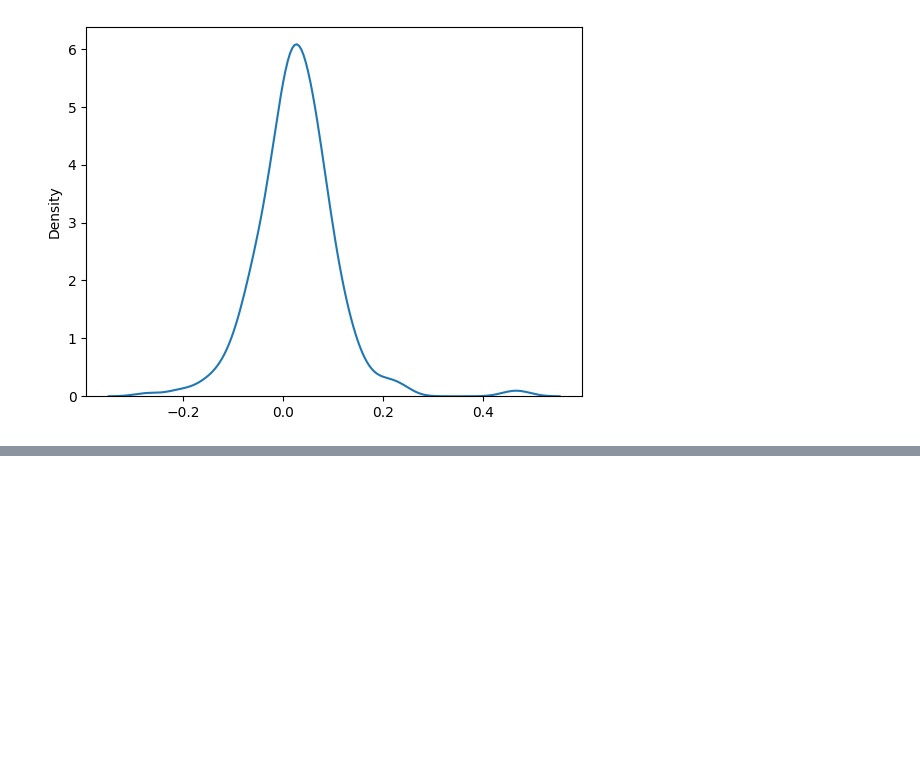
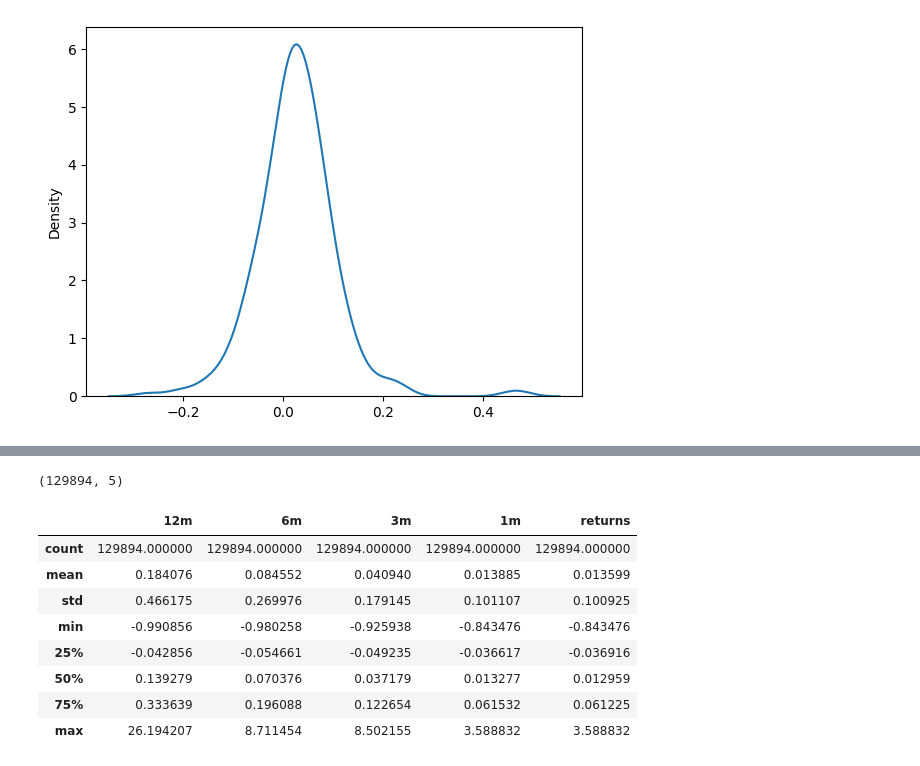
Before and after one commit to zdravoj/stock-bot, a Jupyter notebook: trading_sandbox.ipynb, the cells around one changed output, grey strips where cells are left out. Cells and saved outputs as stored; diff of their text form; code cells hidden in the pictures; blank space fills up the shorter version.

```diff
--- a/trading_sandbox.ipynb
+++ b/trading_sandbox.ipynb
@@ -1198,0 +1213,7 @@ sns.kdeplot(strategy_returns_pct);
+# %%
+# rolling returns for 12m, 6m, 3m in S&P500
+sp500_12m, sp500_6m, sp500_3m = (
+    get_rolling_ret(sp500_monthly_pct_ret, 12),
+    get_rolling_ret(sp500_monthly_pct_ret, 6),
+    get_rolling_ret(sp500_monthly_pct_ret, 3)
+)
@@ -1198,0 +1278,13 @@ sns.kdeplot(strategy_returns_pct);
+# %%
+# get cascading returns for all tickers
+def cascading_all_sp500(analysis_month_end, returns_month_end):
+    twelve_m = sp500_12m.loc[analysis_month_end].dropna()
+    six_m = sp500_6m.loc[analysis_month_end, twelve_m.index]
+    three_m = sp500_3m.loc[analysis_month_end, twelve_m.index]
+    one_m = sp500_monthly_pct_ret.loc[analysis_month_end, twelve_m.index]
+    returns = sp500_monthly_pct_ret.loc[returns_month_end, twelve_m.index]
+    return pd.DataFrame(
+        data= zip(twelve_m, six_m, three_m, one_m, returns),
+        columns= ['12m', '6m', '3m', '1m', 'returns'],
+        index= twelve_m.index
+    ).apply(lambda x: x-1)
@@ -1198,0 +1301,30 @@ sns.kdeplot(strategy_returns_pct);
+# %%
+# cascading returns for all (valid) tickers for all months
+cascading_all_sp500_25yr_df = pd.concat(
+    [
+        cascading_all_sp500(
+            analysis_month_end= analysis_months[i],
+            returns_month_end= return_months[i]
+        ) for i in range(len(analysis_months))
+    ],
+    axis= 0,
+    ignore_index= True
+)
+# %%
+# total observations, columns
+cascading_all_sp500_25yr_df.shape
+# %% [output]
+(129894, 5)
+# %%
+# numerical evaluation of data
+cascading_all_sp500_25yr_df.describe()
+# %% [output]
+|  | 12m | 6m | 3m | 1m | returns |
+| count | 129894.000000 | 129894.000000 | 129894.000000 | 129894.000000 | 129894.000000 |
+| mean | 0.184076 | 0.084552 | 0.040940 | 0.013885 | 0.013599 |
+| std | 0.466175 | 0.269976 | 0.179145 | 0.101107 | 0.100925 |
+| min | -0.990856 | -0.980258 | -0.925938 | -0.843476 | -0.843476 |
+| 25% | -0.042856 | -0.054661 | -0.049235 | -0.036617 | -0.036916 |
+| 50% | 0.139279 | 0.070376 | 0.037179 | 0.013277 | 0.012959 |
+| 75% | 0.333639 | 0.196088 | 0.122654 | 0.061532 | 0.061225 |
+| max | 26.194207 | 8.711454 | 8.502155 | 3.588832 | 3.588832 |
```
Also changed, not shown: parts of 18 cells of this notebook.
